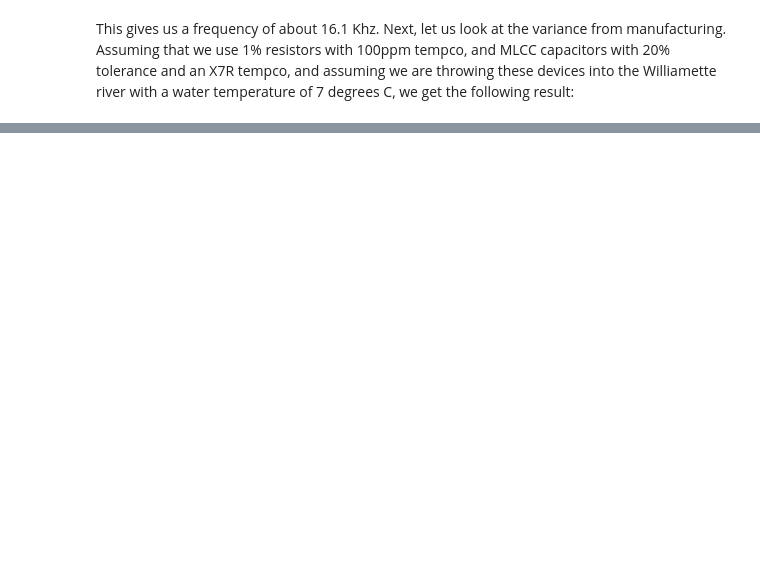
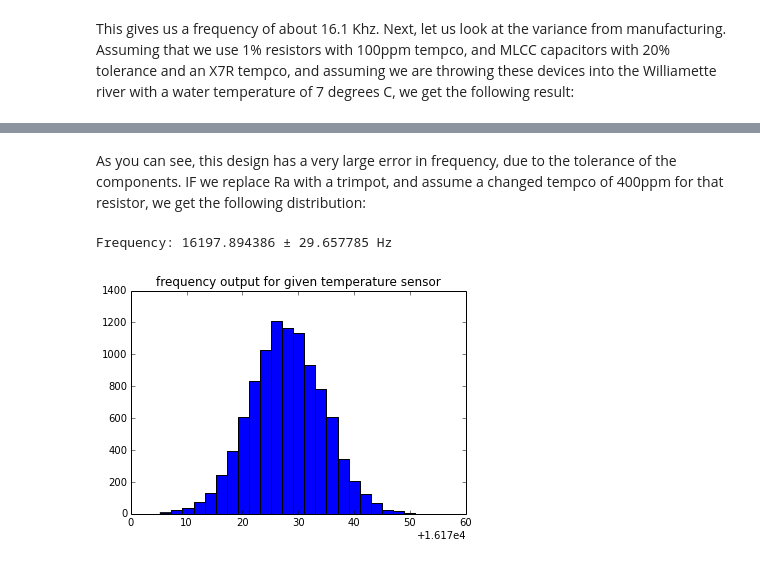
Before and after one commit to af-3/Oil-Spill-Active-Radar-Target-ECE-510, a Jupyter notebook: analysis/555 Uncertainty.ipynb, the cells around one changed output, grey strips where cells are left out. Cells and saved outputs as stored; diff of their text form; code cells hidden in the pictures; blank space fills up the shorter version.

```diff
--- a/analysis/555 Uncertainty.ipynb
+++ b/analysis/555 Uncertainty.ipynb
@@ -86,0 +89,14 @@ As you can see, this design has a very loarg
+# %% [markdown]
+As you can see, this design has a very large error in frequency, due to the tolerance of the components. IF we replace Ra with a trimpot, and assume a changed tempco of 400ppm for that resistor, we get the following distribution:
+# %%
+Ras = rand_parts(samples,Ra_nom,0,R_tempco*4,temp_shift)
+Rbs = rand_parts(samples,Rb_nom,0,R_tempco,temp_shift)
+caps = rand_parts(samples,C_nom,0,30e-6,temp_shift)
+
+freqs = freq555(caps,Ras,Rbs)
+hist(freqs,25);
+title('frequency output for given temperature sensor')
+print "Frequency: %f ± %f Hz" % (mean(freqs), 4.5*std(freqs))
+# %% [output]
+Frequency: 16197.894386 ± 29.657785 Hz
+[figure, added]
```
Also changed, not shown: parts of 11 cells of this notebook.
